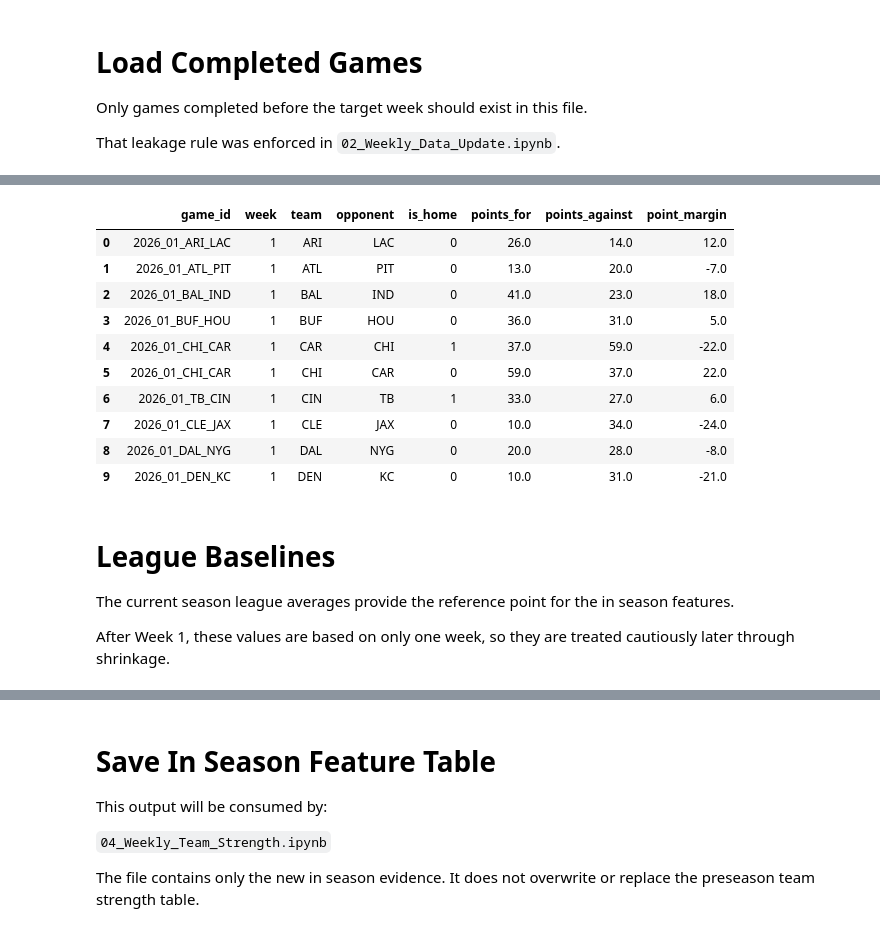
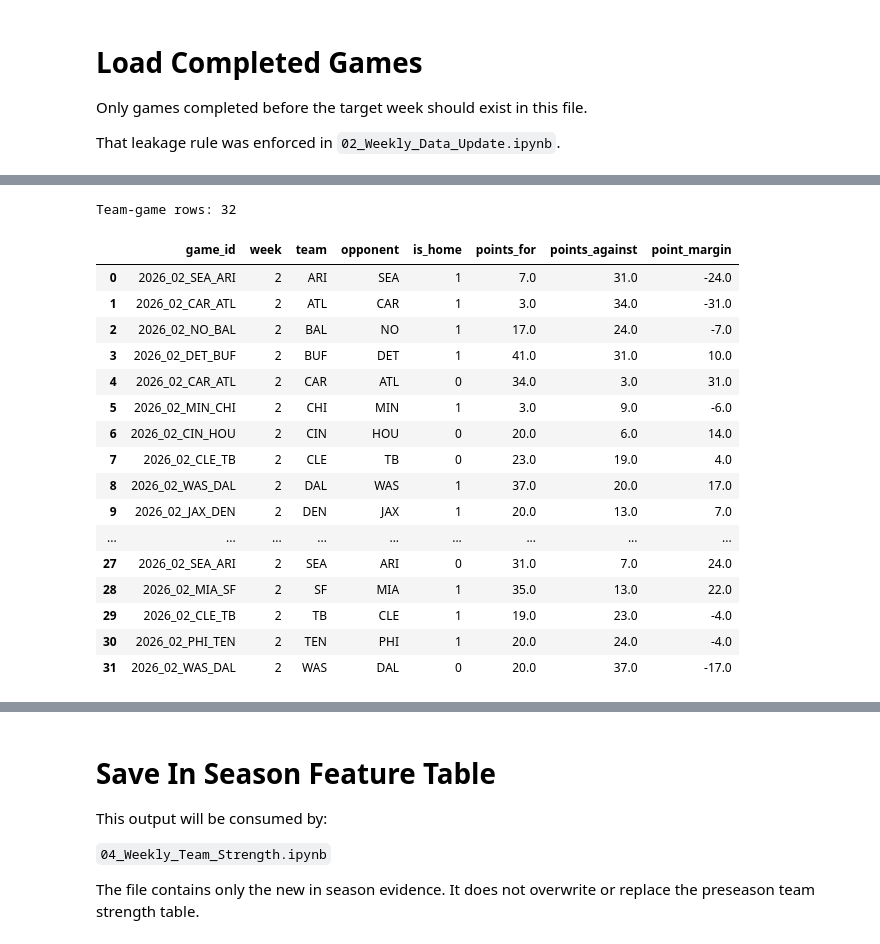
Before and after one commit to ethanfr10/NFL-Season-Projections, a Jupyter notebook: weekly_projections/notebooks/03_Inseason_Feature_Engineering.ipynb, the cells around one changed output, grey strips where cells are left out. Drawn from its saved outputs; the diff is of its cells as text; code cells hidden in the pictures.

Commit message:
Preliminary Week 3 Projections + A lot of updates to weekly model

```diff
--- a/weekly_projections/notebooks/03_Inseason_Feature_Engineering.ipynb
+++ b/weekly_projections/notebooks/03_Inseason_Feature_Engineering.ipynb
@@ -37,12 +37,19 @@ PROCESSED_DIR = PROJECT_ROOT / "data" / "processed"
 WEEKLY_DATA_DIR = PROCESSED_DIR / "weekly"
 
 SEASON = 2026
-TARGET_WEEK = 2
+TARGET_WEEK = 3
+PRIOR_WEEK = TARGET_WEEK - 1
 
 completed_games_path = (
     WEEKLY_DATA_DIR
     / f"week_{TARGET_WEEK:02d}_completed_games.parquet"
 )
 
-print("Using:", completed_games_path)
+prior_strength_path = (
+    WEEKLY_DATA_DIR
+    / f"week_{PRIOR_WEEK:02d}_team_strength.parquet"
+)
+
+print("Using completed games:", completed_games_path)
+print("Using entering ratings:", prior_strength_path)
 # %% [output]
@@ -110,58 +170,61 @@ This makes it much easier to calculate team level offensive and defensive featur
 # %%
 home_rows = pd.DataFrame(
     {
-        "game_id": completed_games["game_id"],
-        "week": completed_games["week"],
-        "team": completed_games["home_team"],
-        "opponent": completed_games["away_team"],
+        "game_id": update_games["game_id"],
+        "week": update_games["week"],
+        "team": update_games["home_team"],
+        "opponent": update_games["away_team"],
         "is_home": 1,
-        "points_for": completed_games["home_score"],
-        "points_against": completed_games["away_score"]
+        "points_for": update_games["home_score"],
+        "points_against": update_games["away_score"]
     }
 )
 
 away_rows = pd.DataFrame(
     {
-        "game_id": completed_games["game_id"],
-        "week": completed_games["week"],
-        "team": completed_games["away_team"],
-        "opponent": completed_games["home_team"],
+        "game_id": update_games["game_id"],
+        "week": update_games["week"],
+        "team": update_games["away_team"],
+        "opponent": update_games["home_team"],
         "is_home": 0,
-        "points_for": completed_games["away_score"],
-        "points_against": completed_games["home_score"]
+        "points_for": update_games["away_score"],
+        "points_against": update_games["home_score"]
     }
 )
 
 team_games = pd.concat(
     [home_rows, away_rows],
     ignore_index=True
 )
 
 team_games["point_margin"] = (
     team_games["points_for"]
     - team_games["points_against"]
 )
 
 team_games = team_games.sort_values(
-    ["team", "week", "game_id"]
+    ["team", "game_id"]
 ).reset_index(drop=True)
 
-display(team_games.head(10))
+print("Team-game rows:", len(team_games))
+
+display(team_games)
 # %% [output]
+Team-game rows: 32
 |  | game_id | week | team | opponent | is_home | points_for | points_against | point_margin |
-| 0 | 2026_01_ARI_LAC | 1 | ARI | LAC | 0 | 26.0 | 14.0 | 12.0 |
-| 1 | 2026_01_ATL_PIT | 1 | ATL | PIT | 0 | 13.0 | 20.0 | -7.0 |
-| 2 | 2026_01_BAL_IND | 1 | BAL | IND | 0 | 41.0 | 23.0 | 18.0 |
-| 3 | 2026_01_BUF_HOU | 1 | BUF | HOU | 0 | 36.0 | 31.0 | 5.0 |
-| 4 | 2026_01_CHI_CAR | 1 | CAR | CHI | 1 | 37.0 | 59.0 | -22.0 |
-| 5 | 2026_01_CHI_CAR | 1 | CHI | CAR | 0 | 59.0 | 37.0 | 22.0 |
-| 6 | 2026_01_TB_CIN | 1 | CIN | TB | 1 | 33.0 | 27.0 | 6.0 |
-| 7 | 2026_01_CLE_JAX | 1 | CLE | JAX | 0 | 10.0 | 34.0 | -24.0 |
-| 8 | 2026_01_DAL_NYG | 1 | DAL | NYG | 0 | 20.0 | 28.0 | -8.0 |
-| 9 | 2026_01_DEN_KC | 1 | DEN | KC | 0 | 10.0 | 31.0 | -21.0 |
+| 0 | 2026_02_SEA_ARI | 2 | ARI | SEA | 1 | 7.0 | 31.0 | -24.0 |
+| 1 | 2026_02_CAR_ATL | 2 | ATL | CAR | 1 | 3.0 | 34.0 | -31.0 |
+| 2 | 2026_02_NO_BAL | 2 | BAL | NO | 1 | 17.0 | 24.0 | -7.0 |
+| 3 | 2026_02_DET_BUF | 2 | BUF | DET | 1 | 41.0 | 31.0 | 10.0 |
+| 4 | 2026_02_CAR_ATL | 2 | CAR | ATL | 0 | 34.0 | 3.0 | 31.0 |
+| 5 | 2026_02_MIN_CHI | 2 | CHI | MIN | 1 | 3.0 | 9.0 | -6.0 |
+| 6 | 2026_02_CIN_HOU | 2 | CIN | HOU | 0 | 20.0 | 6.0 | 14.0 |
+| 7 | 2026_02_CLE_TB | 2 | CLE | TB | 0 | 23.0 | 19.0 | 4.0 |
+| 8 | 2026_02_WAS_DAL | 2 | DAL | WAS | 1 | 37.0 | 20.0 | 17.0 |
+| 9 | 2026_02_JAX_DEN | 2 | DEN | JAX | 1 | 20.0 | 13.0 | 7.0 |
+| ... | ... | ... | ... | ... | ... | ... | ... | ... |
+| 27 | 2026_02_SEA_ARI | 2 | SEA | ARI | 0 | 31.0 | 7.0 | 24.0 |
+| 28 | 2026_02_MIA_SF | 2 | SF | MIA | 1 | 35.0 | 13.0 | 22.0 |
+| 29 | 2026_02_CLE_TB | 2 | TB | CLE | 1 | 19.0 | 23.0 | -4.0 |
+| 30 | 2026_02_PHI_TEN | 2 | TEN | PHI | 1 | 20.0 | 24.0 | -4.0 |
+| 31 | 2026_02_WAS_DAL | 2 | WAS | DAL | 0 | 20.0 | 37.0 | -17.0 |
-# %% [markdown]
-# League Baselines
-
-The current season league averages provide the reference point for the in season features.
-
-After Week 1, these values are based on only one week, so they are treated cautiously later through shrinkage.
```
Also changed, not shown: parts of 33 cells of this notebook, 9 other files.
